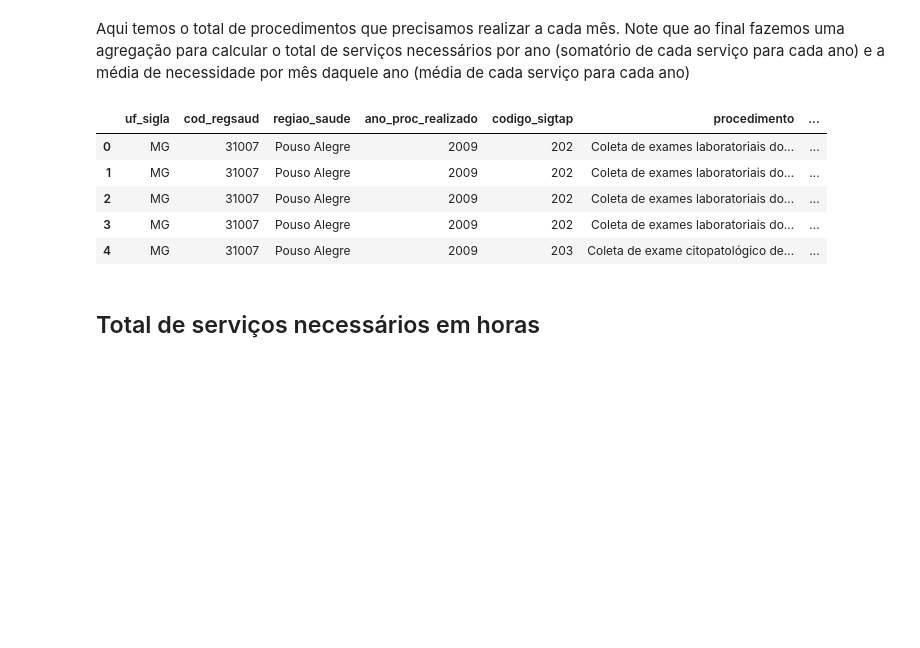
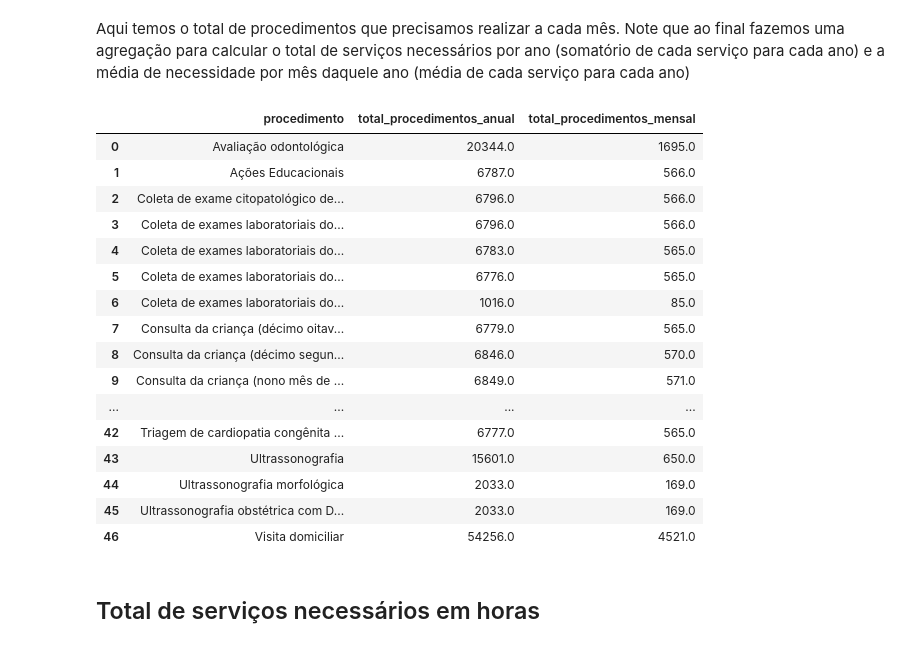
Before and after one commit to danielppagotto/materno_infantil_sisdim, a Jupyter notebook: 01_script/script_servicos_pouso_alegre.ipynb, the cells around one changed output. Drawn from its saved outputs; the diff is of its cells as text; code cells hidden in the pictures; blank space fills up the shorter version.

```diff
--- a/01_script/script_servicos_pouso_alegre.ipynb
+++ b/01_script/script_servicos_pouso_alegre.ipynb
@@ -4,6 +4,8 @@
 import pandas as pd
 import matplotlib.pyplot as plt
 import seaborn as sns
+
+pd.set_option('display.max_colwidth', None)
 # %% [markdown]
 ## Acessando os dados
 # %% [markdown]
@@ -169,34 +184,53 @@ total_servicos.head()
 # %% [markdown]
 Aqui temos o total de procedimentos que precisamos realizar a cada mês. Note que ao final fazemos uma agregação para calcular o total de serviços necessários por ano (somatório de cada serviço para cada ano) e a média de necessidade por mês daquele ano (média de cada serviço para cada ano)
 # %%
-servicos_mensal_anual = (
+def calcular_servicos_mensal_anual(total_servicos, ano=None):
+    if ano is not None:
+        total_servicos = total_servicos[total_servicos['ano_proc_realizado'] == ano]
+
+    servicos_mensal_anual = (
     total_servicos
-    .groupby([
-        'uf_sigla',
-        'cod_regsaud',
-        'regiao_saude',
-        'ano_proc_realizado',
-        'codigo_sigtap',
-        'procedimento',
-        'tipo_procedimento',
-        'Público',
-        'nivel_atencao'
-    ])
-    .agg(total_procedimentos_anual = ('total','sum'),
-         total_procedimentos_mensal = ('total','mean'))
+    .groupby(['procedimento'])
+    .agg(
+        total_procedimentos_anual=('total', 'sum'),
+        total_procedimentos_mensal=('total', 'mean')
+    )
     .reset_index()
-    .assign(total_procedimentos_anual =lambda x: x['total_procedimentos_anual'].round())
-    .assign(total_procedimentos_mensal =lambda x: x['total_procedimentos_mensal'].round())
+    .assign(
+        total_procedimentos_anual=lambda x: x['total_procedimentos_anual'].round(),
+        total_procedimentos_mensal=lambda x: x['total_procedimentos_mensal'].round()
+    )
 )
 
-servicos_mensal_anual.head()
+
+    return servicos_mensal_anual
+
+# Todos os anos
+# df = calcular_servicos_mensal_anual(total_servicos)
+# df
+
+# Ano = 2025
+
+df_2025 = calcular_servicos_mensal_anual(total_servicos, ano=2025)
+df_2025
 # %% [output]
-|  | uf_sigla | cod_regsaud | regiao_saude | ano_proc_realizado | codigo_sigtap | procedimento | ... |
-| 0 | MG | 31007 | Pouso Alegre | 2009 | 202 | Coleta de exames laboratoriais do... | ... |
-| 1 | MG | 31007 | Pouso Alegre | 2009 | 202 | Coleta de exames laboratoriais do... | ... |
-| 2 | MG | 31007 | Pouso Alegre | 2009 | 202 | Coleta de exames laboratoriais do... | ... |
-| 3 | MG | 31007 | Pouso Alegre | 2009 | 202 | Coleta de exames laboratoriais do... | ... |
-| 4 | MG | 31007 | Pouso Alegre | 2009 | 203 | Coleta de exame citopatológico de... | ... |
+|  | procedimento | total_procedimentos_anual | total_procedimentos_mensal |
+| 0 | Avaliação odontológica | 20344.0 | 1695.0 |
+| 1 | Ações Educacionais | 6787.0 | 566.0 |
+| 2 | Coleta de exame citopatológico de... | 6796.0 | 566.0 |
+| 3 | Coleta de exames laboratoriais do... | 6796.0 | 566.0 |
+| 4 | Coleta de exames laboratoriais do... | 6783.0 | 565.0 |
+| 5 | Coleta de exames laboratoriais do... | 6776.0 | 565.0 |
+| 6 | Coleta de exames laboratoriais do... | 1016.0 | 85.0 |
+| 7 | Consulta da criança (décimo oitav... | 6779.0 | 565.0 |
+| 8 | Consulta da criança (décimo segun... | 6846.0 | 570.0 |
+| 9 | Consulta da criança (nono mês de ... | 6849.0 | 571.0 |
+| ... | ... | ... | ... |
+| 42 | Triagem de cardiopatia congênita ... | 6777.0 | 565.0 |
+| 43 | Ultrassonografia | 15601.0 | 650.0 |
+| 44 | Ultrassonografia morfológica | 2033.0 | 169.0 |
+| 45 | Ultrassonografia obstétrica com D... | 2033.0 | 169.0 |
+| 46 | Visita domiciliar | 54256.0 | 4521.0 |
 # %% [markdown]
 ## Total de serviços necessários em horas
 # %% [markdown]
```
Also changed, not shown: parts of 1 cell of this notebook.
